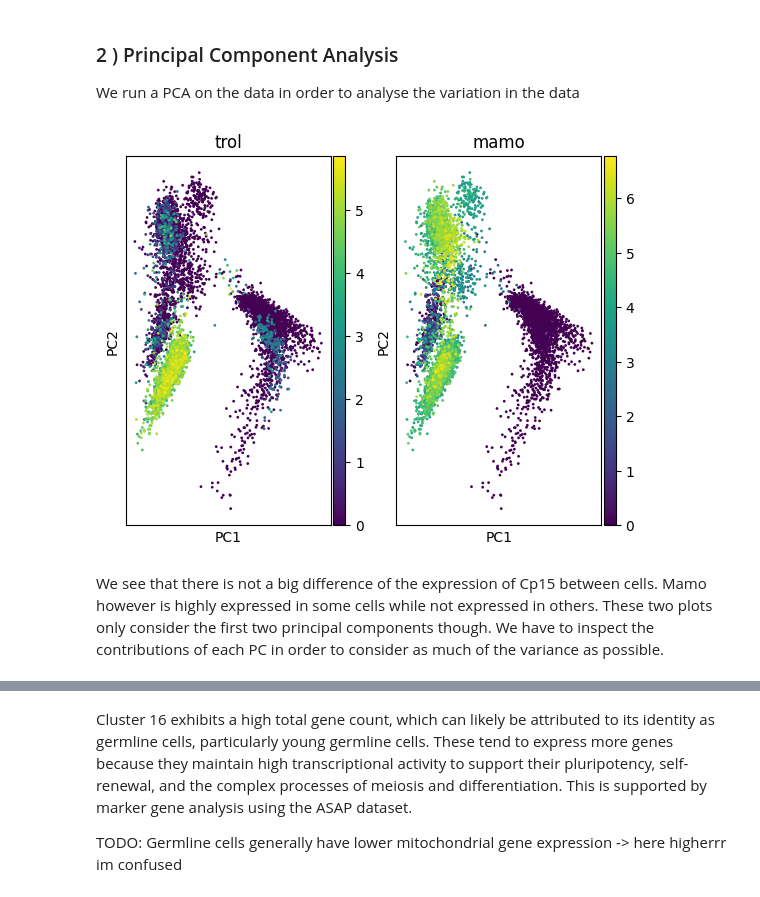
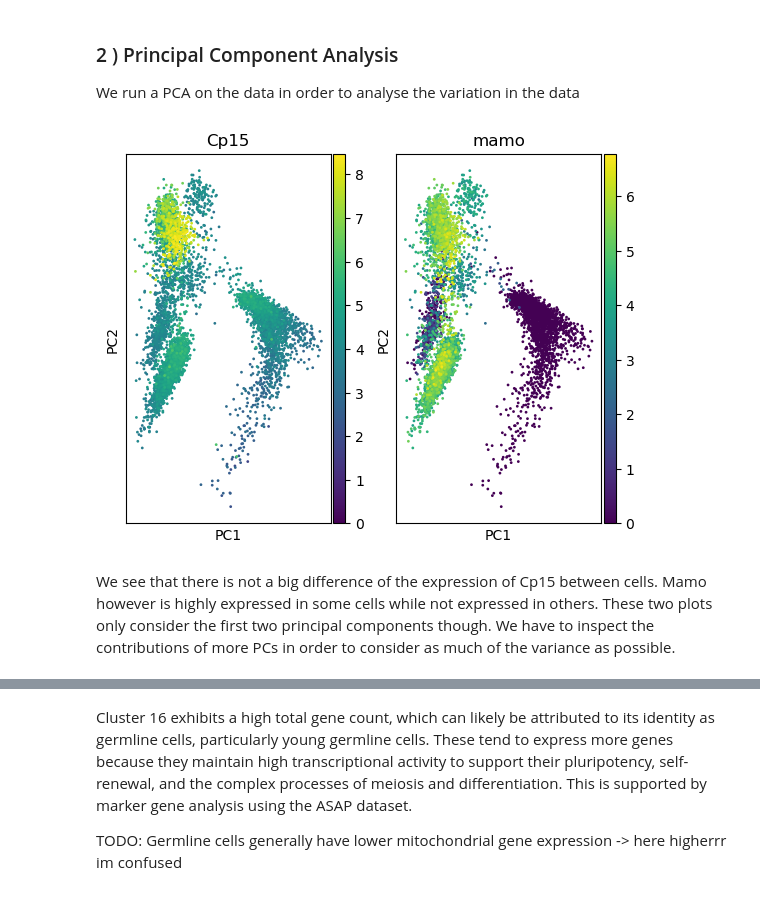
Before and after one commit to Gabrielle-Blouvac/scBIO, a Jupyter notebook: ovaries_RNA_seq_all.ipynb, the cells around one changed output, grey strips where cells are left out. Cells and saved outputs as stored; diff of their text form; code cells hidden in the pictures.

```diff
--- a/ovaries_RNA_seq_all.ipynb
+++ b/ovaries_RNA_seq_all.ipynb
@@ -108,16 +104,15 @@ We run a PCA on the data in order to analyse the variation in the data
 sc.tl.pca(adata, svd_solver="arpack")
 # %%
 # plot the PCA for the gene Cp15 and mamo
-# TODO choose genes, description does not match
 fig, axes = plt.subplots(1,2)
-sc.pl.pca(adata, color="trol", ax=axes[0], show=False)
+sc.pl.pca(adata, color="Cp15", ax=axes[0], show=False)
 sc.pl.pca(adata, color="mamo", ax=axes[1], show=False)
 plt.show()
 # %% [output]
-[figure, old version]
+[figure, new version]
 # %% [markdown]
 We see that there is not a big difference of the expression of Cp15 between cells. Mamo however is highly expressed in some cells while not expressed in others.
-These two plots only consider the first two principal components though. We have to inspect the contributions of each PC in order to consider as much of the variance as possible.
+These two plots only consider the first two principal components though. We have to inspect the contributions of more PCs in order to consider as much of the variance as possible.
 # %%
 sc.pl.pca_variance_ratio(adata, log=True)
 # %% [output]
```
Also changed, not shown: parts of 36 cells of this notebook.
